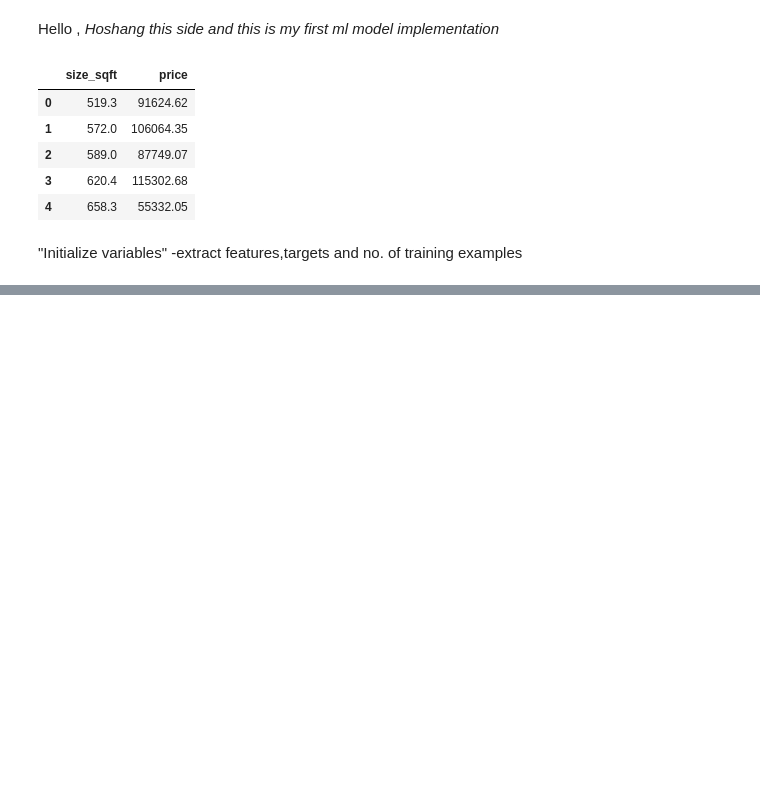
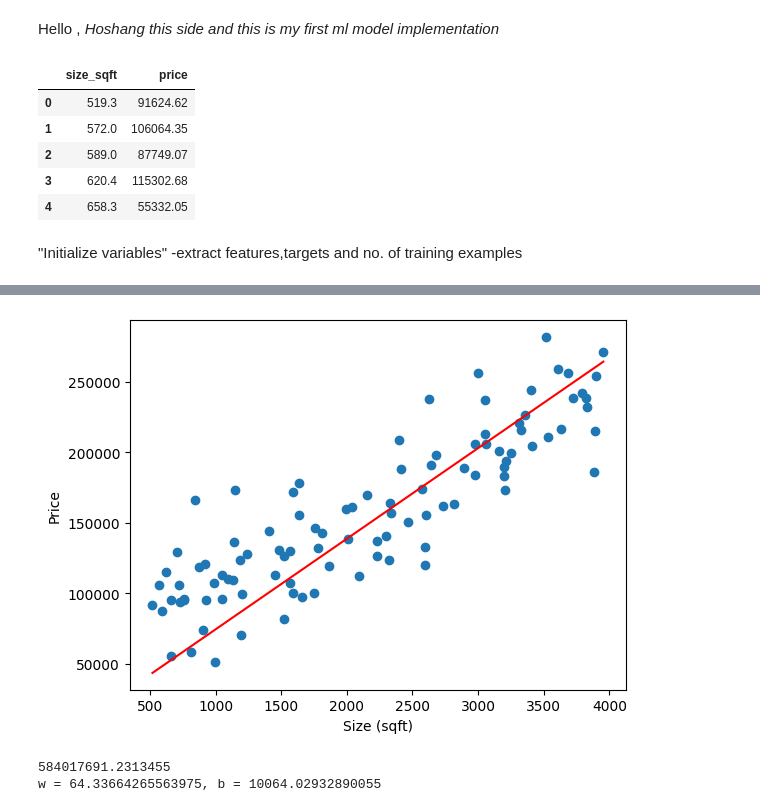
Before and after one commit to Hoshang-Warfade/ML-Practice, a Jupyter notebook: Linear Regression/Linear_Regression_First_Implemenation.ipynb, the cells around one changed output, grey strips where cells are left out. Cells and saved outputs as stored; diff of their text form; code cells hidden in the pictures; blank space fills up the shorter version.

```diff
--- a/Linear Regression/Linear_Regression_First_Implemenation.ipynb
+++ b/Linear Regression/Linear_Regression_First_Implemenation.ipynb
@@ -23,0 +104,14 @@ m=X.shape[0]
+# %%
+plt.scatter(X, Y)
+plt.plot(X, w*X + b, color='red')
+plt.xlabel('Size (sqft)')
+plt.ylabel('Price')
+plt.show()
+# %% [output]
+[figure, added]
+# %%
+print(J_history[-1])
+print(f"w = {w}, b = {b}")
+# %% [output]
+584017691.2313455
+w = 64.33664265563975, b = 10064.02932890055
```
Also changed, not shown: parts of 12 cells of this notebook.
